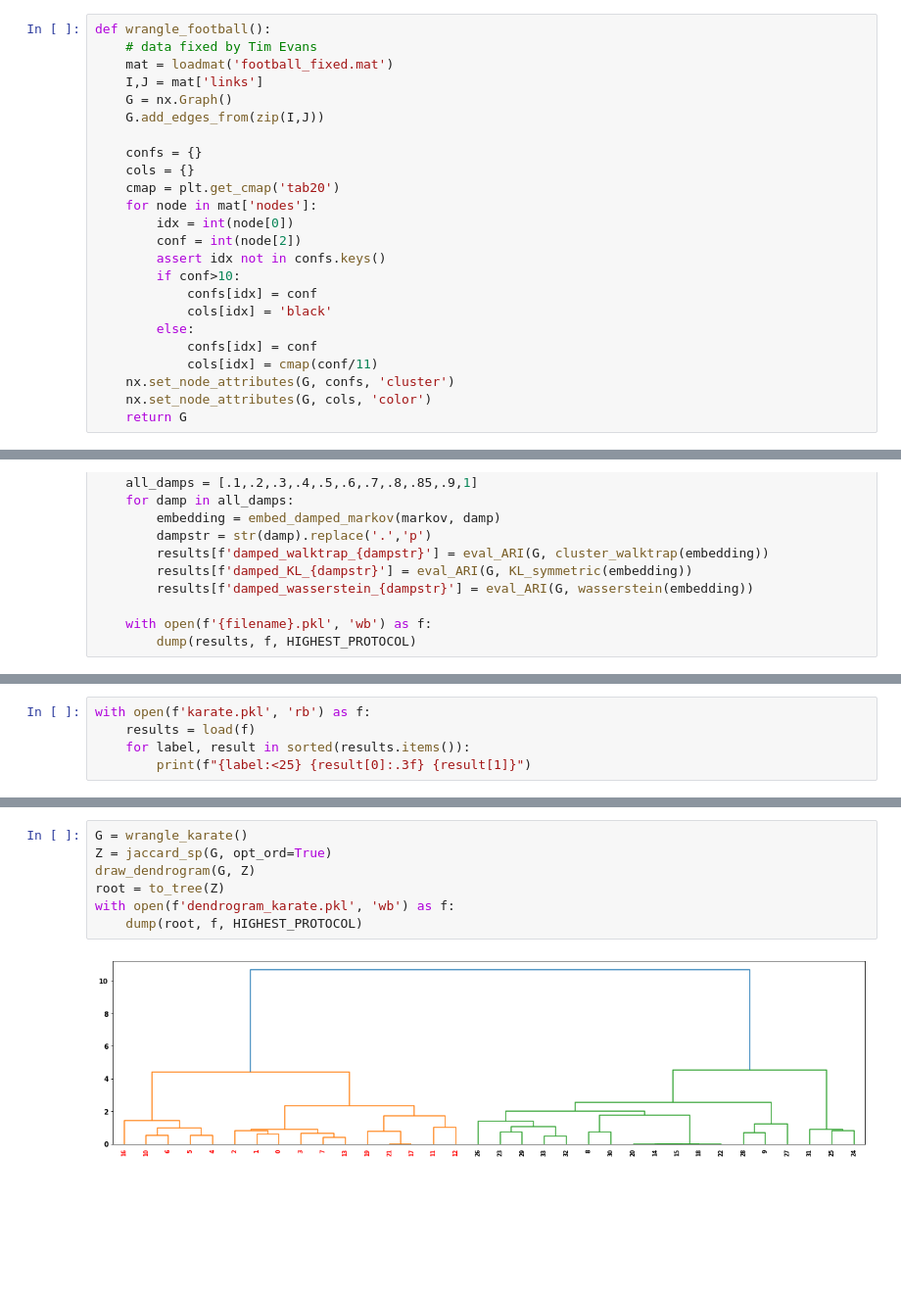
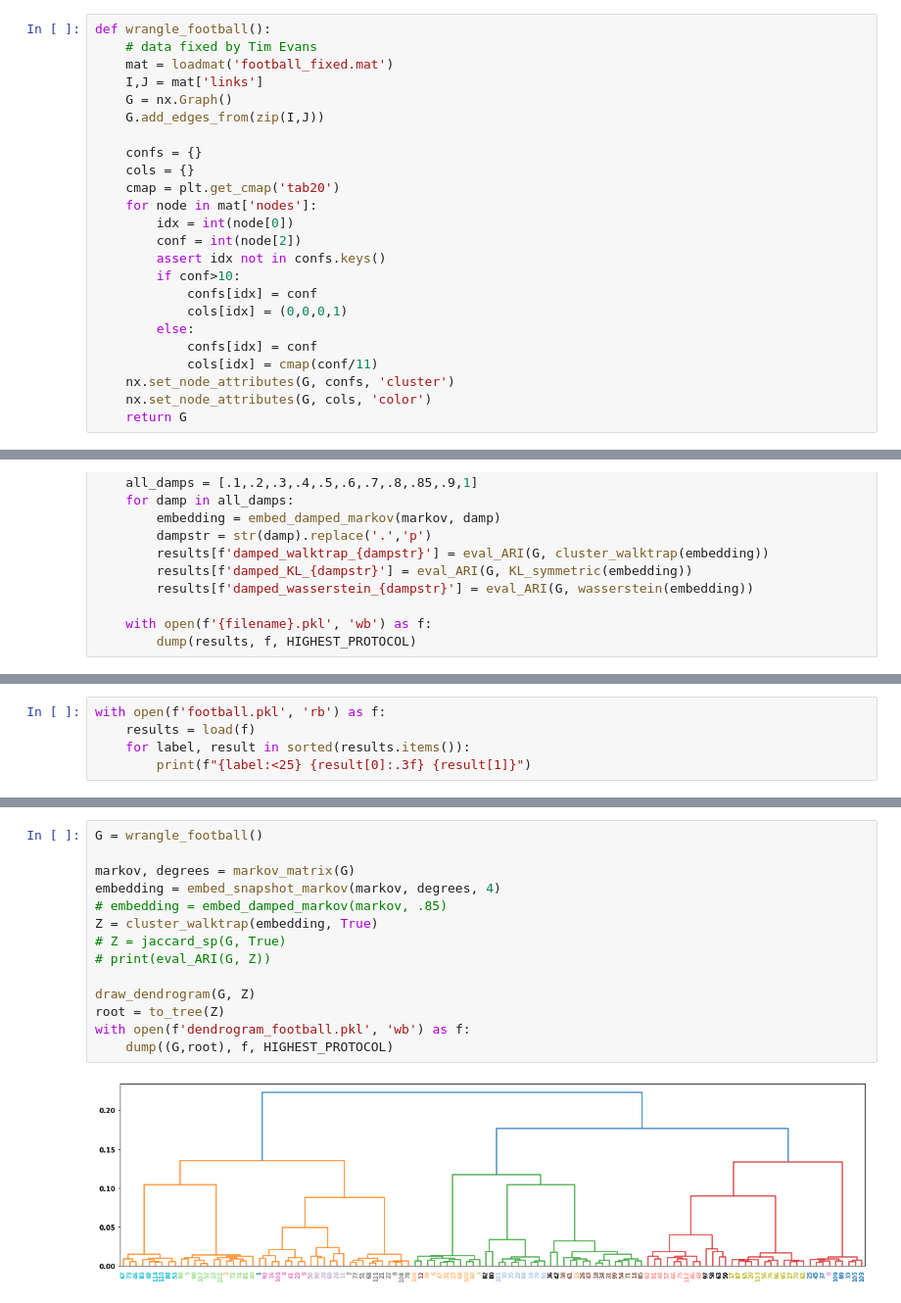
Before and after one commit to jxz12/MyFirstThesis, a Jupyter notebook: code/cluster.ipynb, the cells around one changed output, grey strips where cells are left out. Shown at 98% size. Saved outputs shown, nothing was run; the diff lists cells and outputs as text; blank space fills up the shorter version.

```diff
--- a/code/cluster.ipynb
+++ b/code/cluster.ipynb
@@ -53,7 +53,7 @@ def wrangle_football():
         assert idx not in confs.keys()
         if conf>10:
             confs[idx] = conf
-            cols[idx] = 'black'
+            cols[idx] = (0,0,0,1)
         else:
             confs[idx] = conf
             cols[idx] = cmap(conf/11)
@@ -282,5 +288,5 @@ do_experiment('lfr', generate_lfr())
 # %%
-with open(f'karate.pkl', 'rb') as f:
+with open(f'football.pkl', 'rb') as f:
     results = load(f)
     for label, result in sorted(results.items()):
         print(f"{label:<25} {result[0]:.3f} {result[1]}")
@@ -305,9 +311,16 @@ snapshotI_wasserstein_10  0.389 4
 # %%
-G = wrangle_karate()
-Z = jaccard_sp(G, opt_ord=True)
+G = wrangle_football()
+
+markov, degrees = markov_matrix(G)
+embedding = embed_snapshot_markov(markov, degrees, 4)
+# embedding = embed_damped_markov(markov, .85)
+Z = cluster_walktrap(embedding, True)
+# Z = jaccard_sp(G, True)
+# print(eval_ARI(G, Z))
+
 draw_dendrogram(G, Z)
 root = to_tree(Z)
-with open(f'dendrogram_karate.pkl', 'wb') as f:
-    dump(root, f, HIGHEST_PROTOCOL)
+with open(f'dendrogram_football.pkl', 'wb') as f:
+    dump((G,root), f, HIGHEST_PROTOCOL)
 # %% [output]
-[figure, old version]
+[figure, new version]
```
Also changed, not shown: parts of 7 cells of this notebook, 1 other file.
